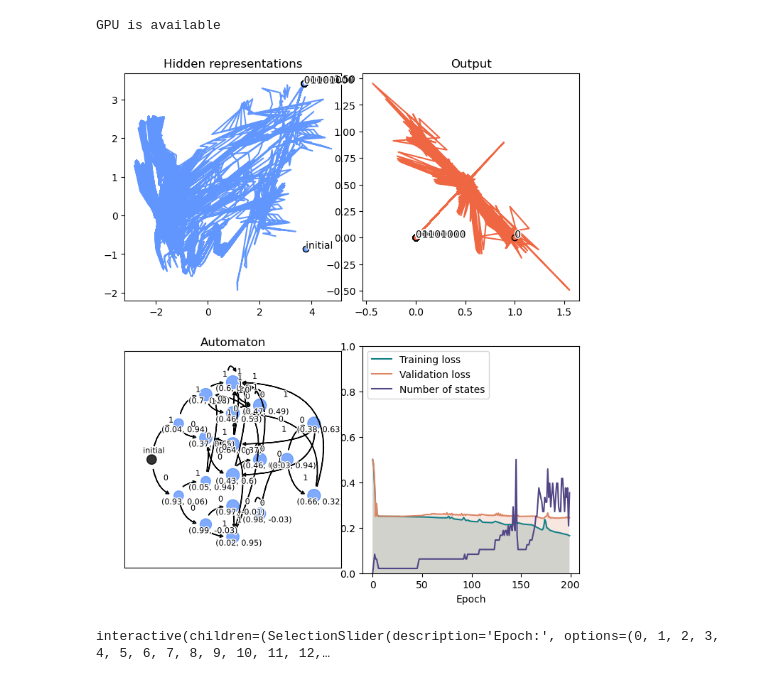
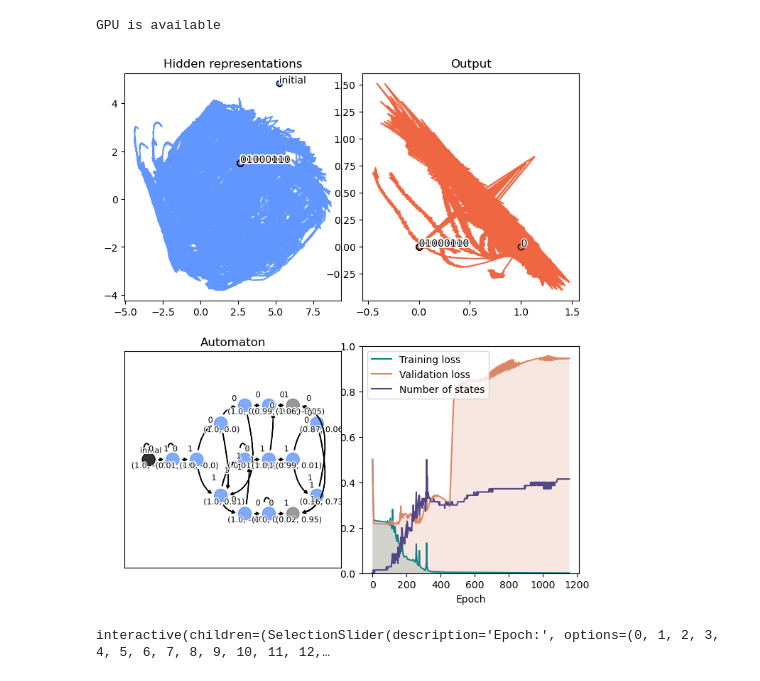
Before and after one commit to loekvanrossem/rnn_structure, a Jupyter notebook: parity/main.ipynb, the cells around one changed output. Cells and saved outputs as stored; diff of their text form; code cells hidden in the pictures.

Commit message:
3 problem added

```diff
--- a/parity/main.ipynb
+++ b/parity/main.ipynb
@@ -49,10 +49,12 @@ P, L, n_epochs = int(P), int(L), int(n_epochs)
 # Define problem and data encoding
 symbols = [0, 1]
 encoding = OneHot(symbols)
-problem = lambda seq: np.sum(seq) % 2  # XOR problem
+# problem = lambda seq: np.sum(seq) % 2  # XOR problem
+problem = lambda seq: (np.sum(seq) % 3) % 2
 
 # Define sequence lengths for training and validation datasets
-train_seq_lengths = [1, 2, 3, 4, 5, 6, 7]
+# train_seq_lengths = [1, 2, 3, 4, 5, 6, 7]
+train_seq_lengths = list(range(1, max_seq_len + 1))
 analysis_seq_lengths = [1, 2, 3, 4, 5, 6, 7, 8]
 val_seq_length = 20
 val_datapoints = 50
@@ -71,6 +73,10 @@ analysis_data = [
     for length in analysis_seq_lengths
 ]
 tracked_datasets = validation_datasets + analysis_data + training_datasets
+# %%
+gain = 0.000001
+lr = 0.001
+n_epochs = 1000
 # %%
 ## Instantiate model
 model = Model(
@@ -99,14 +105,12 @@ compiler.trackers = {
     ),
     "output": ActivationTracker(model, lambda inputs: model(inputs)[0], analysis_data),
 }
-# %%
-n_epochs = 100
 # %%
 ## Training run
 compiler.training_run(
     training_datasets,
     n_epochs=n_epochs,
-    batch_size=64,
+    batch_size=128,
 )
 # %%
 ## Visualize automaton dynamics
@@ -125,7 +129,7 @@ std = float(np.linalg.norm(data_hid.std()))
 n_points = len(data_hid.query("Epoch == 0"))
 
 automaton_history = to_automaton_history(
-    data_hid, data_output, merge_distance=0.2 * std
+    data_hid, data_output, merge_distance=0.5 * std
 )
 loss = compiler.trackers["loss"].get_trace()
 val_loss = loss.query("Dataset==0")[0].to_numpy()
@@ -136,35 +140,35 @@ n_states = np.array([len(automaton.states) for automaton in automaton_history])
 publication.set_color_mixed()
 animation = SliderAnimation(
     {
         "Hidden representations": ActivationsAnimation(
             data_hid, transform="PCA", colors=[5] * n_points
         ),
         "Output": ActivationsAnimation(
             data_output,
             transform="none",
             fixed_points=encoding.encoding,
             colors=[6] * n_points,
         ),
-        "Automaton": AutomatonAnimation(automaton_history),
+        "Automaton": AutomatonAnimation(automaton_history, reduce_automata=True),
         "Loss": EpochAnimation(
             graphs={
                 "Training loss": train_loss,
                 "Validation loss": val_loss,
             },
             unitless_graphs={
                 "Number of states": n_states,
             },
             y_bounds=(0, 1),
         ),
     },
     parameters=epochs,
     parameter_name="Epoch",
     fig_size=4,
 )
 
 # Optionally export the animation
-if save:
-    animation.to_gif(f"plots/automaton_dynamics_{settings}")
+# if save:
+#     animation.to_gif(f"plots/automaton_dynamics_{settings}")
 # %% [output]
-[figure, old version]
+[figure, new version]
 interactive(children=(SelectionSlider(description='Epoch:', options=(0, 1, 2, 3, 4, 5, 6, 7, 8, 9, 10, 11, 12,…
```
Also changed, not shown: parts of 3 cells of this notebook, 2 other files.
